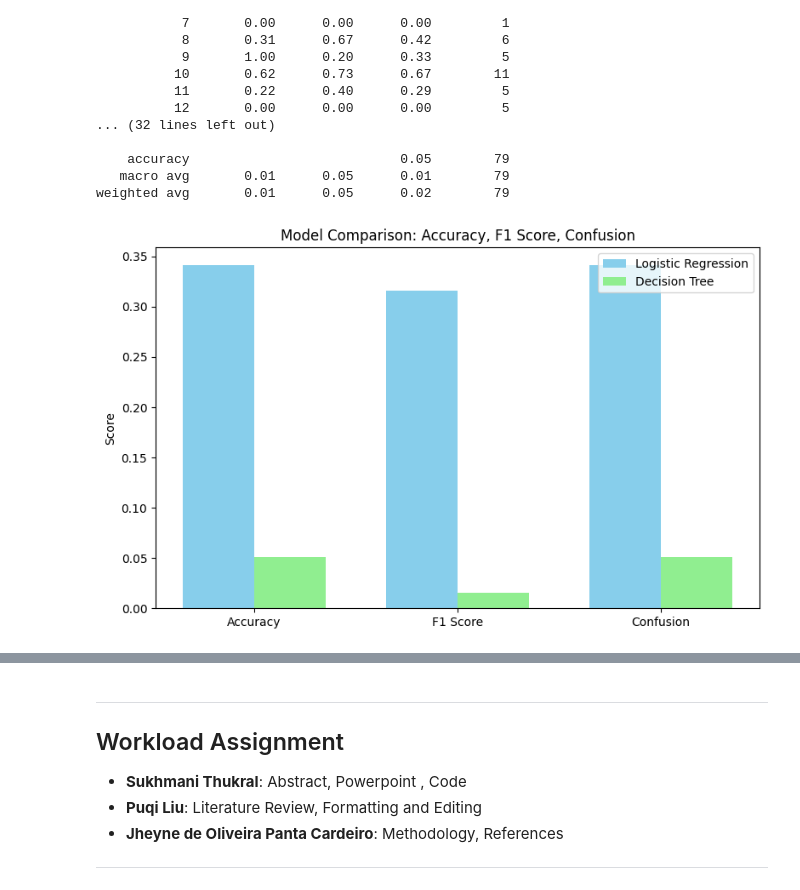
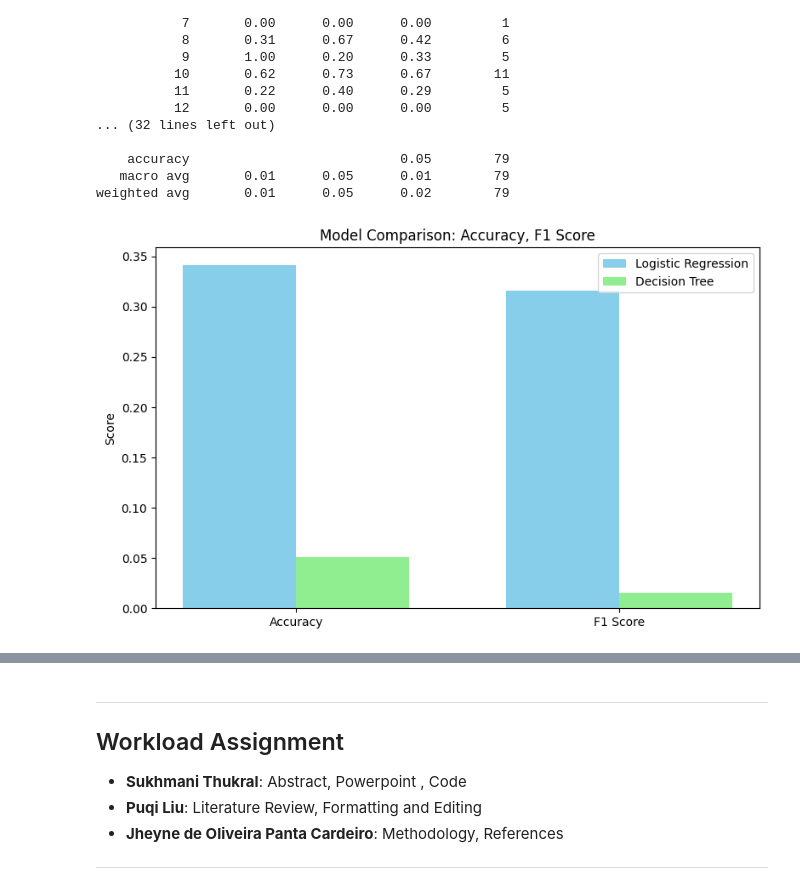
Before and after one commit to sukhmani/ProjectDS510student, a Jupyter notebook: project.ipynb, the cells around one changed output, grey strips where cells are left out. Drawn from its saved outputs; the diff is of its cells as text; code cells hidden in the pictures.

Commit message:
updated accuracy scores

```diff
--- a/project.ipynb
+++ b/project.ipynb
@@ -696,32 +696,32 @@ weighted avg       0.01      0.05      0.02        79
 # %%
 import numpy as np
 
 import matplotlib.pyplot as plt
 
 # Metrics from previous cells
-metrics = ['Accuracy', 'F1 Score', 'Confusion']
+metrics = ['Accuracy', 'F1 Score']
 logistic_values = [
     accuracy_score(y_test, y_pred_log),
     f1_score(y_test, y_pred_log, average='weighted'),
     np.trace(confusion_matrix(y_test, y_pred_log)) / np.sum(confusion_matrix(y_test, y_pred_log))  # normalized correct predictions
 ]
 tree_values = [
     accuracy_score(y_test, y_pred_tree),
     f1_score(y_test, y_pred_tree, average='weighted'),
     np.trace(confusion_matrix(y_test, y_pred_tree)) / np.sum(confusion_matrix(y_test, y_pred_tree))
 ]
 
 x = np.arange(len(metrics))
 width = 0.35
 
 plt.figure(figsize=(8, 5))
-plt.bar(x - width/2, logistic_values, width, label='Logistic Regression', color='skyblue')
-plt.bar(x + width/2, tree_values, width, label='Decision Tree', color='lightgreen')
+plt.bar(x - width/2, logistic_values[:2], width, label='Logistic Regression', color='skyblue')
+plt.bar(x + width/2, tree_values[:2], width, label='Decision Tree', color='lightgreen')
 plt.xticks(x, metrics)
 plt.ylabel('Score')
-plt.title('Model Comparison: Accuracy, F1 Score, Confusion')
+plt.title('Model Comparison: Accuracy, F1 Score')
 plt.legend()
 plt.tight_layout()
 plt.show()
 # %% [output]
-[figure, old version]
+[figure, new version]
```
Also changed, not shown: parts of 4 cells of this notebook.
